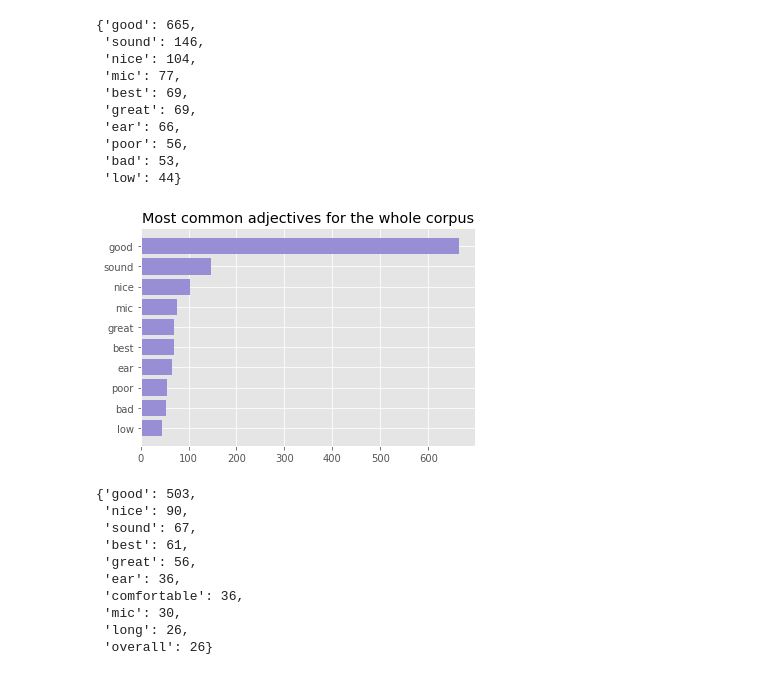
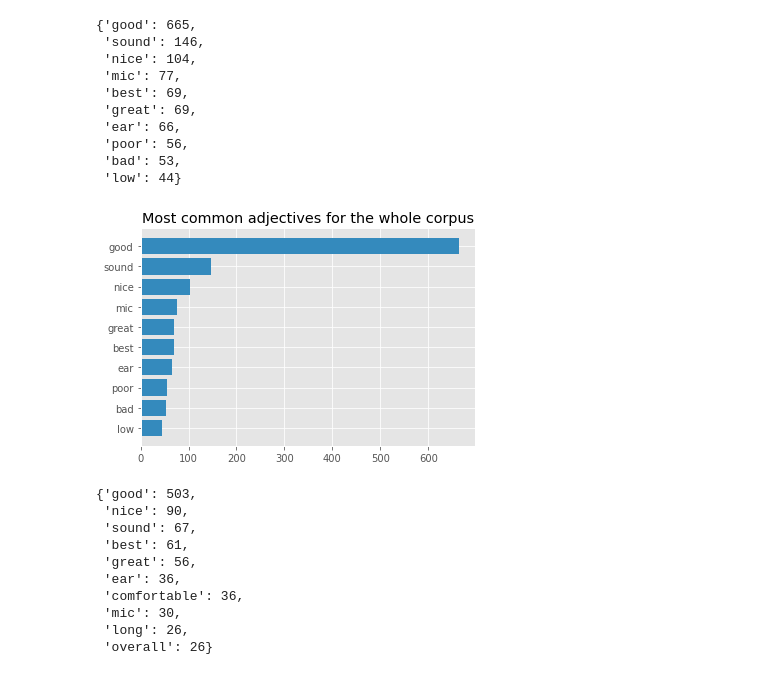
Before and after one commit to MariuszAndziak/Headphone_reviews, a Jupyter notebook: 01_EDA.ipynb, the cells around one changed output. Cells and saved outputs as stored; diff of their text form; code cells hidden in the pictures.

```diff
--- a/01_EDA.ipynb
+++ b/01_EDA.ipynb
@@ -100,7 +104,7 @@ Name: Color, dtype: float64
 # %%
 class tiny_preprocessing(object):
     '''
-    Simple preprocessing class for text cleanup
+    Simple preprocessing class for text cleanup. Only basic functions are included.
     '''
     def __init__(self, text):
         self.text = text
@@ -125,6 +129,17 @@ class tiny_preprocessing(object):
         self.remove_stop_words()
         self.remove_punctuation()
 # %%
-def visualize_dict(words_freq, plot_title, color_number = 1):
+def visualize_dict(words_freq: dict, plot_title: str, color_number = 1):
+    '''
+    Display a horizontal bar plot from a dictionary
+
+    Args:
+        words_freq: dictionary with words as keys and frequencies as values
+        plot_title: title of plot
+        color_numer: number from 0 to 6 represnting color
+
+    Returns:
+        Plot of word frequencies displayed as a horizontal bar plot
+    '''
     plt.title(plot_title)
     plt.barh(*zip(*sorted(words_freq.items(), key = lambda x: x[1])), color = cycle_colors[color_number]);
@@ -161,3 +209,3 @@ Tokenize comments
 # %%
 df['comments_prep'] = data[:]
-comments_prep_tokens = df['comments_prep'].str.split()
+df['review_prep'] = data_rev[:]
@@ -175,0 +214,19 @@ text = ' '.join(data[:])
+# %%
+def build_corpus(preprocessed_comments: pd.Series) -> list:
+    '''
+    Build a corpus - a list of all tokens (with repetitions)
+
+    Args:
+        preprocessed_comments: dataframe column with preprocessed comments
+        (as string)
+    Returns:
+        A list of all preprocessed tokens used in the dataset
+    '''
+    # split commments into tokens
+    comments_prep_tokens = preprocessed_comments.str.split()
+    corpus = [] # make empty corpus
+    for token in comments_prep_tokens:
+        corpus += token # add token to corpus
+    return corpus
+
+corpus = build_corpus(df['comments_prep'])
@@ -551,9 +575,9 @@ general_corpus_adjevtives
  'bad': 53,
  'low': 44}
 # %%
-visualize_dict(general_corpus_adjevtives, 'Most common adjectives for the whole corpus', 2)
+visualize_dict(general_corpus_adjevtives, 'Most common adjectives for the whole corpus', 1)
 # %% [output]
-[figure, old version]
+[figure, new version]
 # %%
 positive_comments_adjevtives = return_pos(positive_corpus, 'ADJ')
 positive_comments_adjevtives
```
Also changed, not shown: parts of 87 cells of this notebook.
